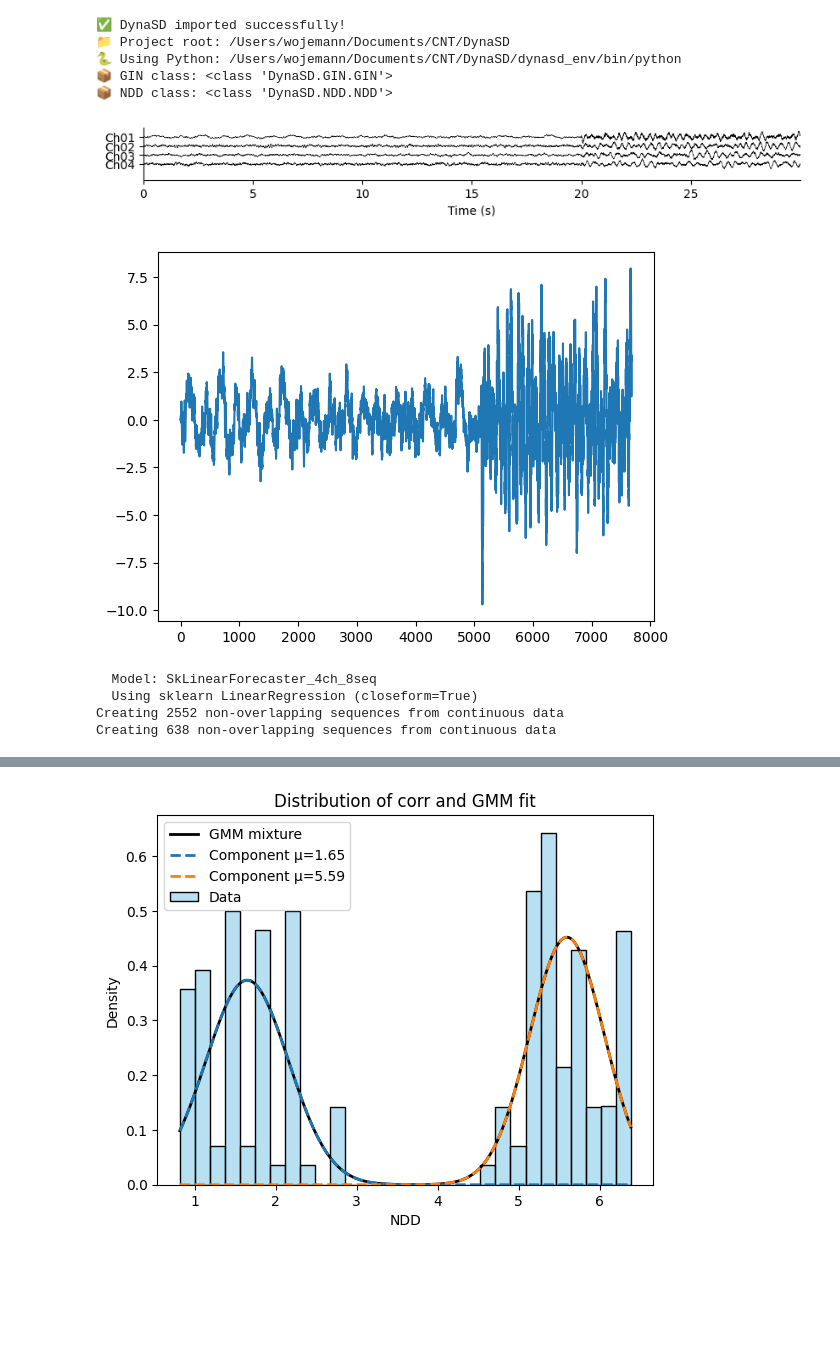
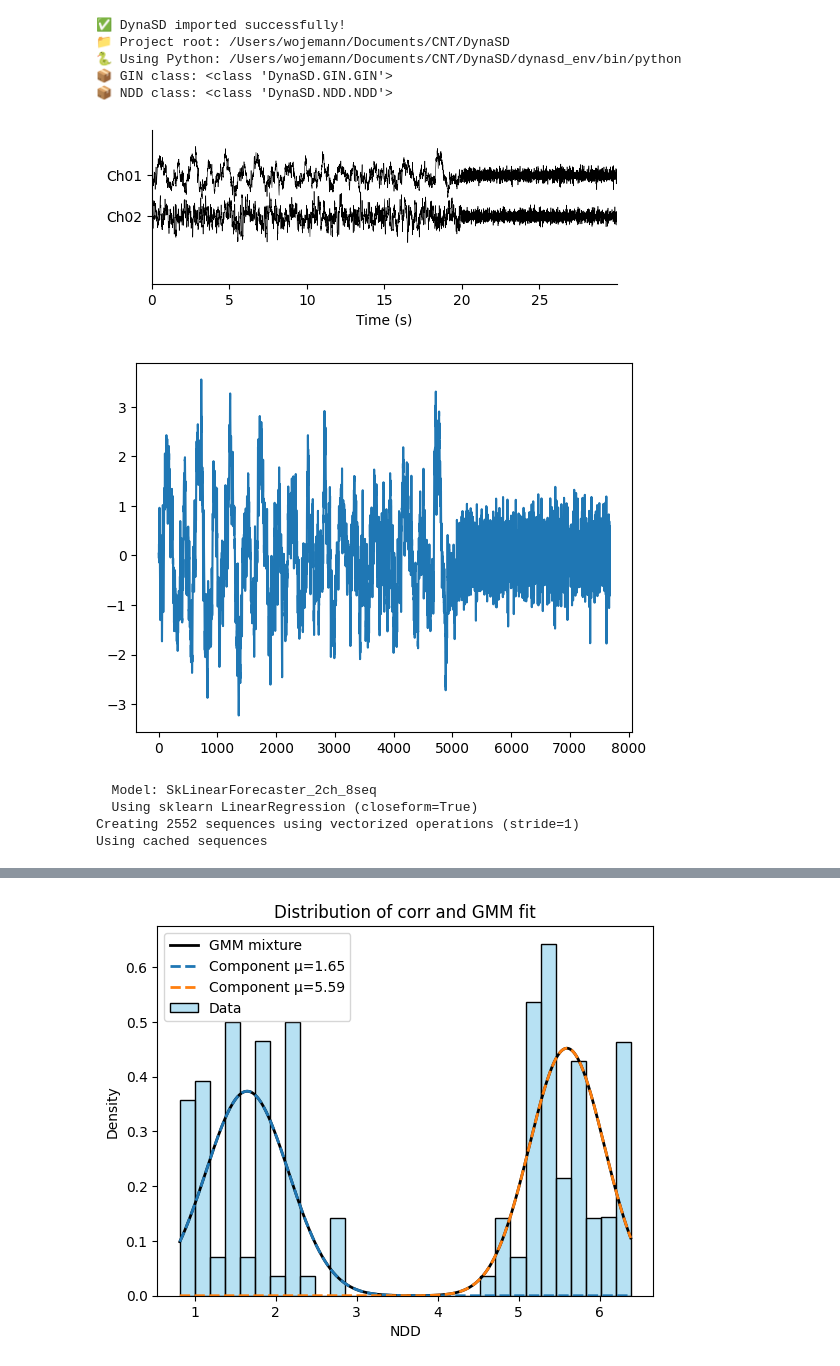
Before and after one commit to wojemann/DynaSD, a Jupyter notebook: examples/test_sim.ipynb, the cells around one changed output, grey strips where cells are left out. Saved outputs shown, nothing was run; the diff lists cells and outputs as text; code cells hidden in the pictures; blank space fills up the shorter version.

```diff
--- a/examples/test_sim.ipynb
+++ b/examples/test_sim.ipynb
@@ -51,24 +49,24 @@ print(f"📦 NDD class: {NDD}")
 fs = 256
 generator = SyntheticSeizureGenerator(fs=fs, random_seed=42)
 
-data,sz_start,sz_end = generator.generate_combined_signal(baseline_duration=20, seizure_duration=10, seizure_type='spike_wave', n_channels=4, focal_channels=list(range(8)), transition_duration=0)
+data,sz_start,sz_end = generator.generate_combined_signal(baseline_duration=20, seizure_duration=10, seizure_type='focal', n_channels=2, focal_channels=list(range(8)), transition_duration=0)
 # %%
 from example_utils import plot_iEEG_data
-plot_iEEG_data(data,fs=fs)
+plot_iEEG_data(data,fs=fs,fig_size=(6,2))
 plt.show()
 plt.plot(data[['Ch01']])
 plt.show()
 # %% [output]
-[figure, old version]
+[figure, new version]
-[figure, old version]
+[figure, new version]
 # %%
 # X = np.random.randn(100000,80)
 # reg = LiNDDA(closeform = True,fs=256,sequence_length=1,forecast_length=1)
 # reg.fit(pd.DataFrame(X))
 # %%
 sequence_length = 8
-forecast_length = 4
-# model = GIN(num_epochs=100,batch_size=128,sequence_length = sequence_length,forecast_length=forecast_length,hidden_size=data.shape[1],early_stopping=True, num_layers=1,num_stacks=1,lr=0.01,w_stride=0.5,w_size=1,patience=2)
+forecast_length = 1
+# model = GIN(num_epochs=100,batch_size=128,sequence_length = sequence_length,forecast_length=forecast_length,hidden_size=data.shape[1],early_stopping=True, num_layers=1,num_stacks=1,lr=0.01,w_stride=0.125,w_size=1,patience=2)
 # model = LiRNDDA(num_epochs=200,batch_size=32,sequence_length = sequence_length,forecast_length=forecast_length,hidden_size=data.shape[1],early_stopping=True, num_layers=2,lr=0.01,w_stride=0.5,w_size=1,patience=2)
 
 model = LiNDDA(closeform=True,num_epochs=200,batch_size=32,sequence_length = sequence_length,forecast_length=forecast_length,early_stopping=True,lr=0.0005,w_stride=0.125,w_size=1,val_split=0.1)
@@ -76,10 +74,10 @@ model = LiNDDA(closeform=True,num_epochs=200,batch_size=32,sequence_length = seq
 # 0.01,dropout=0.1,hidden_sizes=[sequence_length*data.shape[1]]*3,w_stride=0.5,w_size=1,patience=2,)
 model.fit(data.iloc[:fs*10,:])
 # %% [output]
-  Model: SkLinearForecaster_4ch_8seq
+  Model: SkLinearForecaster_2ch_8seq
   Using sklearn LinearRegression (closeform=True)
-Creating 2552 non-overlapping sequences from continuous data
-Creating 638 non-overlapping sequences from continuous data
+Creating 2552 sequences using vectorized operations (stride=1)
+Using cached sequences
 # %%
 ndd = model(data)
 mse = model.mse_df.to_numpy()
```
Also changed, not shown: parts of 5 cells of this notebook, 1 other file.
